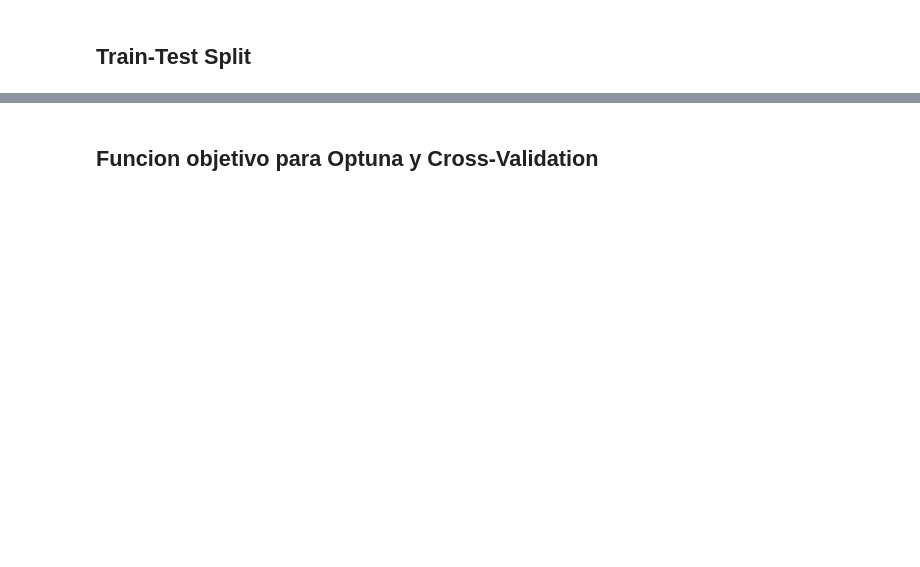
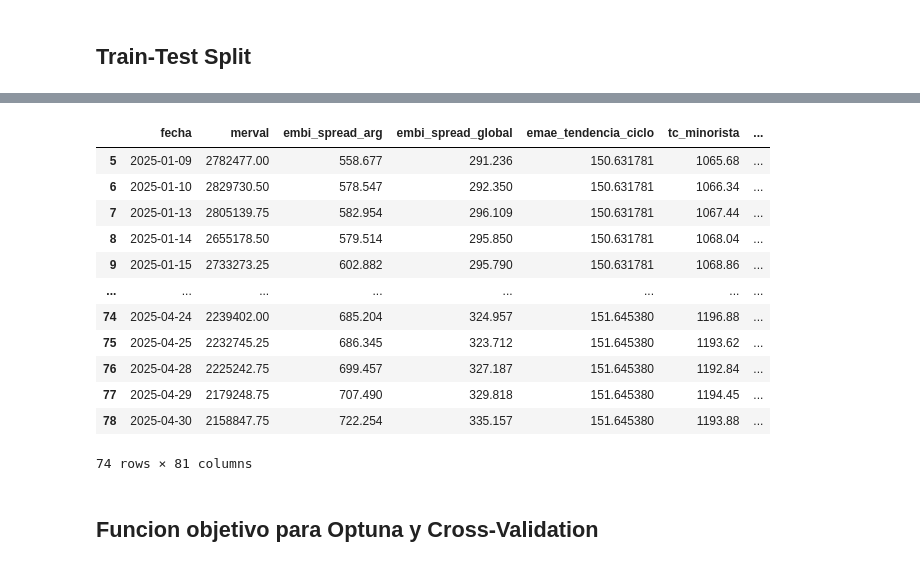
Before and after one commit to sstedoldi/nlp_dmuba, a Jupyter notebook: 3-Modelos-ST/lightgbm_v1.ipynb, the cells around one changed output, grey strips where cells are left out. Saved outputs shown, nothing was run; the diff lists cells and outputs as text; code cells hidden in the pictures; blank space fills up the shorter version.

```diff
--- a/3-Modelos-ST/lightgbm_v1.ipynb
+++ b/3-Modelos-ST/lightgbm_v1.ipynb
@@ -170,2 +153,18 @@ print(X_test.shape)
+# %%
+df
+# %% [output]
+|  | fecha | merval | embi_spread_arg | embi_spread_global | emae_tendencia_ciclo | tc_minorista | ... |
+| 5 | 2025-01-09 | 2782477.00 | 558.677 | 291.236 | 150.631781 | 1065.68 | ... |
+| 6 | 2025-01-10 | 2829730.50 | 578.547 | 292.350 | 150.631781 | 1066.34 | ... |
+| 7 | 2025-01-13 | 2805139.75 | 582.954 | 296.109 | 150.631781 | 1067.44 | ... |
+| 8 | 2025-01-14 | 2655178.50 | 579.514 | 295.850 | 150.631781 | 1068.04 | ... |
+| 9 | 2025-01-15 | 2733273.25 | 602.882 | 295.790 | 150.631781 | 1068.86 | ... |
+| ... | ... | ... | ... | ... | ... | ... | ... |
+| 74 | 2025-04-24 | 2239402.00 | 685.204 | 324.957 | 151.645380 | 1196.88 | ... |
+| 75 | 2025-04-25 | 2232745.25 | 686.345 | 323.712 | 151.645380 | 1193.62 | ... |
+| 76 | 2025-04-28 | 2225242.75 | 699.457 | 327.187 | 151.645380 | 1192.84 | ... |
+| 77 | 2025-04-29 | 2179248.75 | 707.490 | 329.818 | 151.645380 | 1194.45 | ... |
+| 78 | 2025-04-30 | 2158847.75 | 722.254 | 335.157 | 151.645380 | 1193.88 | ... |
+74 rows × 81 columns
 # %% [markdown]
 ## Funcion objetivo para Optuna y Cross-Validation
```
Also changed, not shown: parts of 16 cells of this notebook, 6 other files.
